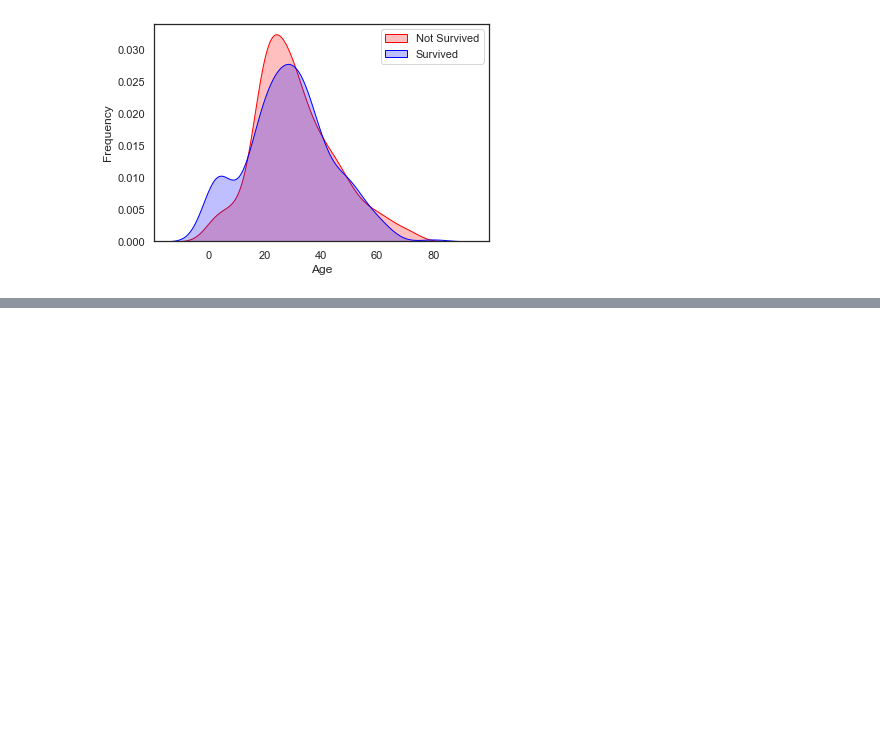
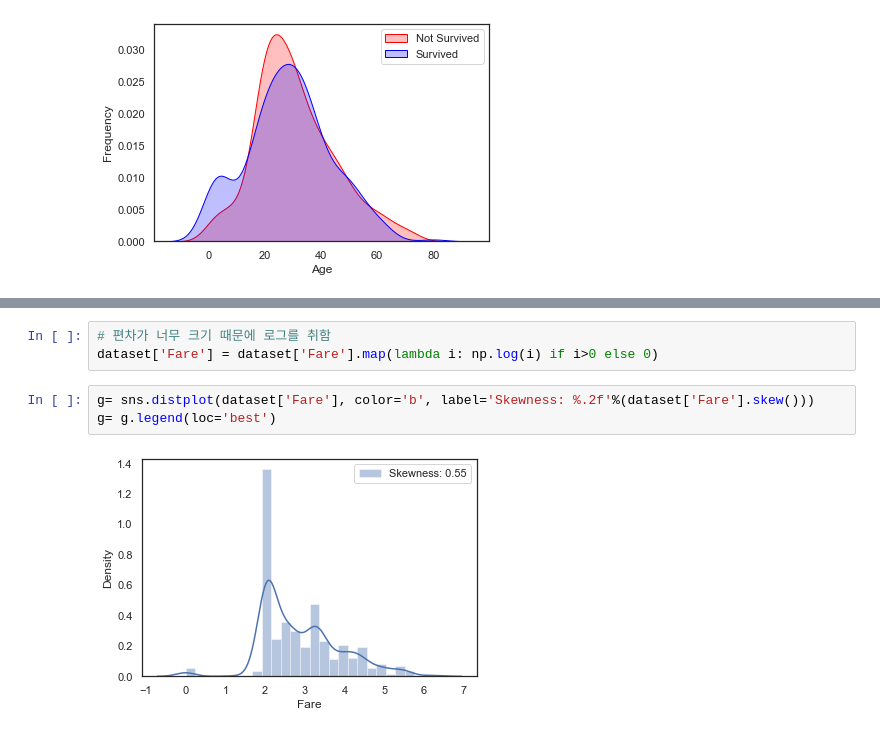
Before and after one commit to easydong02/Kaggle, a Jupyter notebook: Titanic/Titanic_Top_4_with_ensemble_modeling(1).ipynb, the cells around one changed output, grey strips where cells are left out. Drawn from its saved outputs; the diff is of its cells as text; blank space fills up the shorter version.

```diff
--- a/Titanic/Titanic_Top_4_with_ensemble_modeling(1).ipynb
+++ b/Titanic/Titanic_Top_4_with_ensemble_modeling(1).ipynb
@@ -193,0 +205,8 @@ g = g.legend(['Not Survived','Survived'])
+# %%
+# 편차가 너무 크기 때문에 로그를 취함
+dataset['Fare'] = dataset['Fare'].map(lambda i: np.log(i) if i>0 else 0)
+# %%
+g= sns.distplot(dataset['Fare'], color='b', label='Skewness: %.2f'%(dataset['Fare'].skew()))
+g= g.legend(loc='best')
+# %% [output]
+[figure, added]
```
Also changed, not shown: parts of 16 cells of this notebook.
